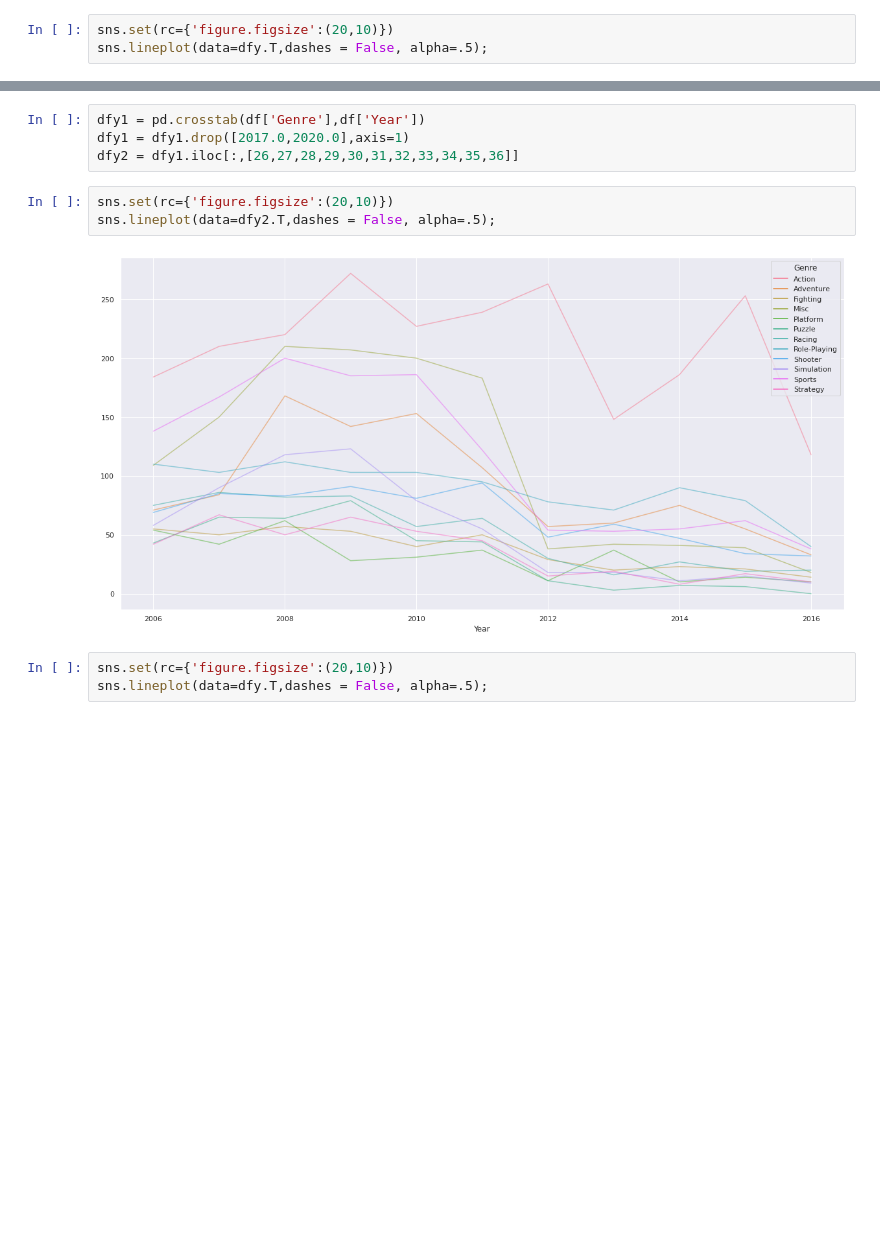
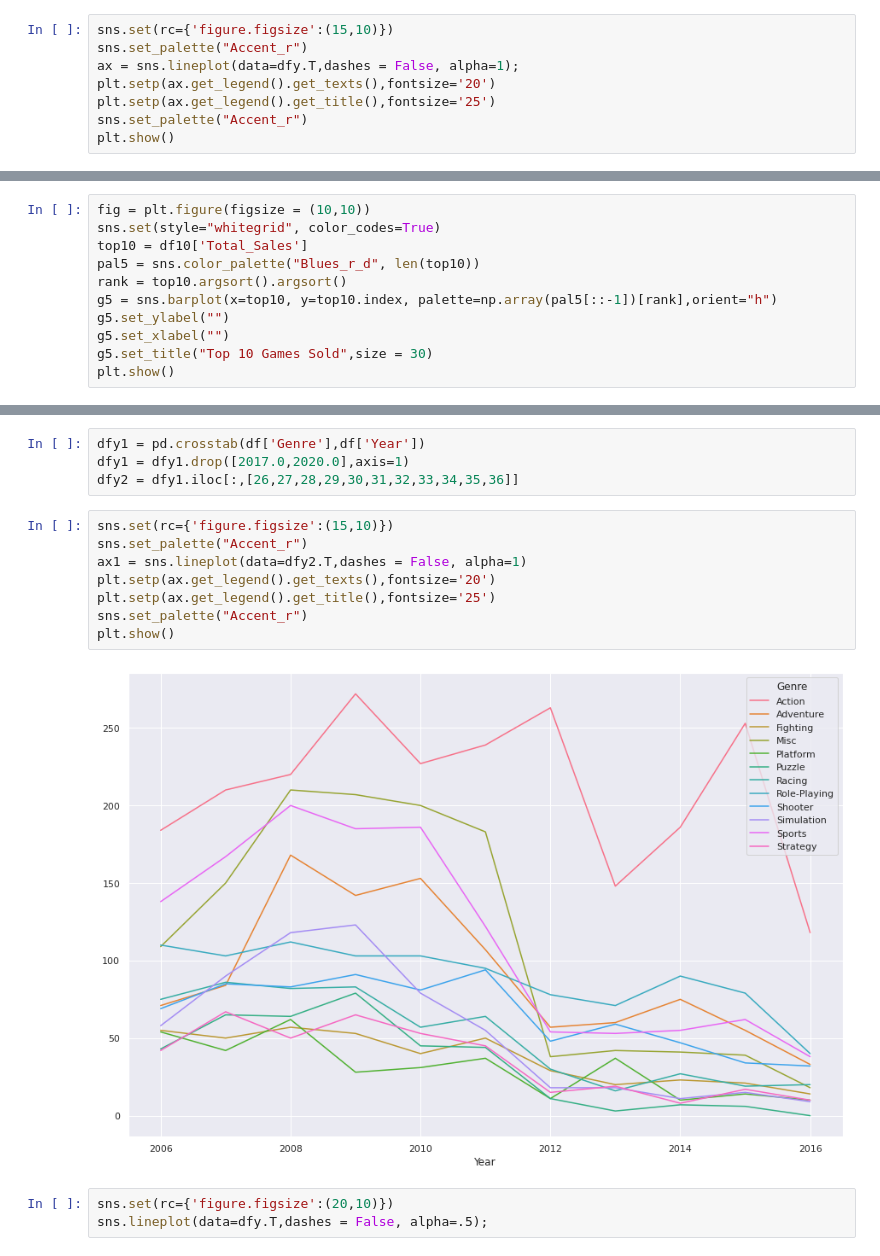
Before and after one commit to hsaurs/Projects, a Jupyter notebook: AI_06_유형석_Project1.ipynb, the cells around one changed output, grey strips where cells are left out. Drawn from its saved outputs; the diff is of its cells as text; blank space fills up the shorter version.

```diff
--- a/AI_06_유형석_Project1.ipynb
+++ b/AI_06_유형석_Project1.ipynb
@@ -198,6 +225,11 @@ p
 # %%
 ##연도에 따른 장르 별 게임 발매 현황 그래프
 # %%
-sns.set(rc={'figure.figsize':(20,10)})
-sns.lineplot(data=dfy.T,dashes = False, alpha=.5);
+sns.set(rc={'figure.figsize':(15,10)})
+sns.set_palette("Accent_r")
+ax = sns.lineplot(data=dfy.T,dashes = False, alpha=1);
+plt.setp(ax.get_legend().get_texts(),fontsize='20')
+plt.setp(ax.get_legend().get_title(),fontsize='25')
+sns.set_palette("Accent_r")
+plt.show()
 # %% [output]
@@ -229,0 +257,11 @@ plt.show()
+# %%
+fig = plt.figure(figsize = (10,10))
+sns.set(style="whitegrid", color_codes=True)
+top10 = df10['Total_Sales']
+pal5 = sns.color_palette("Blues_r_d", len(top10))
+rank = top10.argsort().argsort()
+g5 = sns.barplot(x=top10, y=top10.index, palette=np.array(pal5[::-1])[rank],orient="h")
+g5.set_ylabel("")
+g5.set_xlabel("")
+g5.set_title("Top 10 Games Sold",size = 30)
+plt.show()
@@ -289,10 +362,15 @@ dfy1 = pd.crosstab(df['Genre'],df['Year'])
 dfy1 = dfy1.drop([2017.0,2020.0],axis=1)
 dfy2 = dfy1.iloc[:,[26,27,28,29,30,31,32,33,34,35,36]]
 # %%
-sns.set(rc={'figure.figsize':(20,10)})
-sns.lineplot(data=dfy2.T,dashes = False, alpha=.5);
+sns.set(rc={'figure.figsize':(15,10)})
+sns.set_palette("Accent_r")
+ax1 = sns.lineplot(data=dfy2.T,dashes = False, alpha=1)
+plt.setp(ax.get_legend().get_texts(),fontsize='20')
+plt.setp(ax.get_legend().get_title(),fontsize='25')
+sns.set_palette("Accent_r")
+plt.show()
 # %% [output]
-[figure, old version]
+[figure, new version]
 # %%
 sns.set(rc={'figure.figsize':(20,10)})
 sns.lineplot(data=dfy.T,dashes = False, alpha=.5);
```
Also changed, not shown: parts of 17 cells of this notebook.
